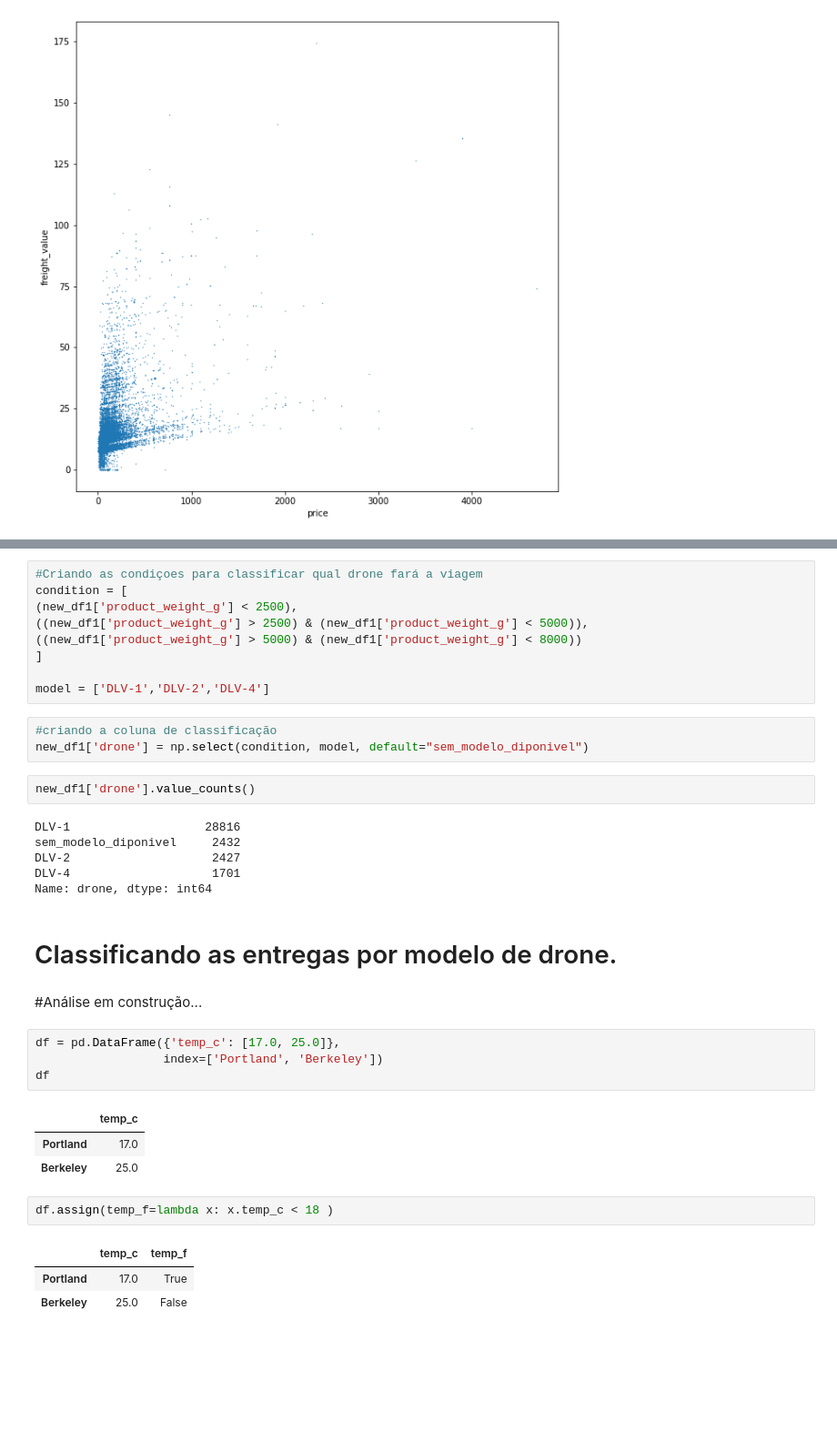
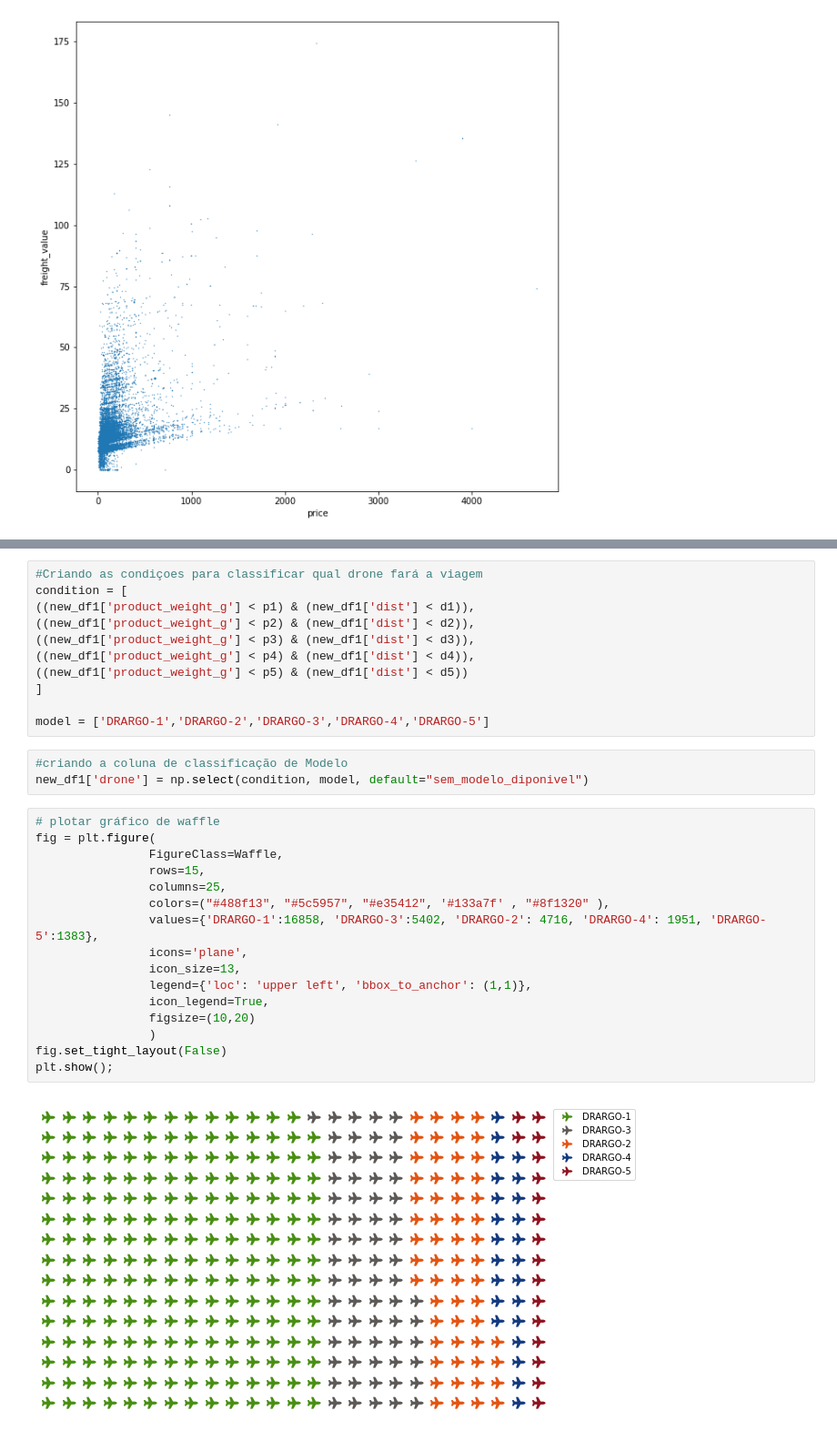
Before and after one commit to ronaldolg26/Efeito_drones_saopaulo, a Jupyter notebook: Drone_ecommerce.ipynb, the cells around one changed output, grey strips where cells are left out. Shown at 91% size. Drawn from its saved outputs; the diff is of its cells as text; blank space fills up the shorter version.

```diff
--- a/Drone_ecommerce.ipynb
+++ b/Drone_ecommerce.ipynb
@@ -409,38 +428,32 @@ new_df1.reset_index(drop=True, inplace=True)
 # %%
 #Criando as condiçoes para classificar qual drone fará a viagem
 condition = [
-(new_df1['product_weight_g'] < 2500),
-((new_df1['product_weight_g'] > 2500) & (new_df1['product_weight_g'] < 5000)),
-((new_df1['product_weight_g'] > 5000) & (new_df1['product_weight_g'] < 8000))
+((new_df1['product_weight_g'] < p1) & (new_df1['dist'] < d1)),
+((new_df1['product_weight_g'] < p2) & (new_df1['dist'] < d2)),
+((new_df1['product_weight_g'] < p3) & (new_df1['dist'] < d3)),
+((new_df1['product_weight_g'] < p4) & (new_df1['dist'] < d4)),
+((new_df1['product_weight_g'] < p5) & (new_df1['dist'] < d5))
 ]
 
-model = ['DLV-1','DLV-2','DLV-4']
+model = ['DRARGO-1','DRARGO-2','DRARGO-3','DRARGO-4','DRARGO-5']
 # %%
-#criando a coluna de classificação
+#criando a coluna de classificação de Modelo
 new_df1['drone'] = np.select(condition, model, default="sem_modelo_diponivel")
-# %%
-new_df1['drone'].value_counts()
-# %% [output]
-DLV-1                   28816
-sem_modelo_diponivel     2432
-DLV-2                    2427
-DLV-4                    1701
-Name: drone, dtype: int64
-# %% [markdown]
-# Classificando as entregas por modelo de drone.
-# %% [markdown]
-#Análise em construção...
-# %%
-df = pd.DataFrame({'temp_c': [17.0, 25.0]},
-                  index=['Portland', 'Berkeley'])
-df
-# %% [output]
-|  | temp_c |
-| Portland | 17.0 |
-| Berkeley | 25.0 |
-# %%
-df.assign(temp_f=lambda x: x.temp_c < 18 )
-# %% [output]
-|  | temp_c | temp_f |
-| Portland | 17.0 | True |
-| Berkeley | 25.0 | False |
+# %%
+# plotar gráfico de waffle
+fig = plt.figure(
+                FigureClass=Waffle,
+                rows=15,
+                columns=25,
+                colors=("#488f13", "#5c5957", "#e35412", '#133a7f' , "#8f1320" ),
+                values={'DRARGO-1':16858, 'DRARGO-3':5402, 'DRARGO-2': 4716, 'DRARGO-4': 1951, 'DRARGO-5':1383},
+                icons='plane',
+                icon_size=13,
+                legend={'loc': 'upper left', 'bbox_to_anchor': (1,1)},
+                icon_legend=True,
+                figsize=(10,20)
+                )
+fig.set_tight_layout(False)
+plt.show();
+# %% [output]
+[figure, added]
```
Also changed, not shown: parts of 27 cells of this notebook.
